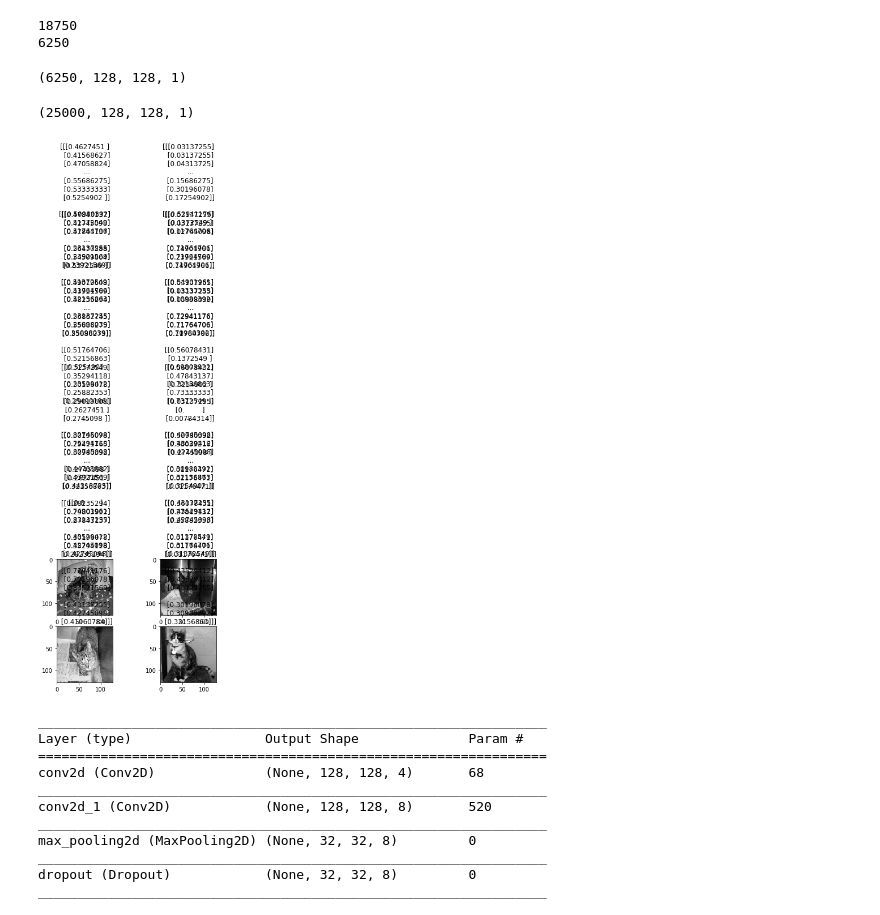
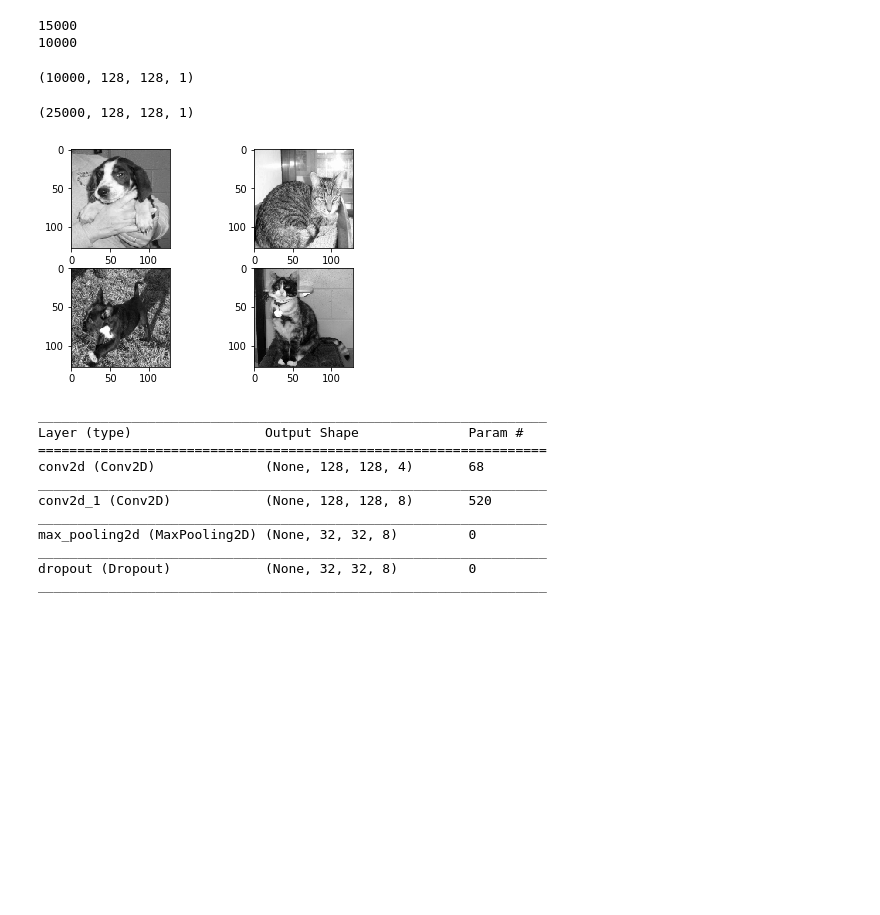
Before and after one commit to ILDanielS/Dogs-VS-Cats, a Jupyter notebook: Fourth Try - Simple Solution.ipynb, the cells around one changed output. Saved outputs shown, nothing was run; the diff lists cells and outputs as text; code cells hidden in the pictures; blank space fills up the shorter version.

```diff
--- a/Fourth Try - Simple Solution.ipynb
+++ b/Fourth Try - Simple Solution.ipynb
@@ -27,8 +27,8 @@ ROWS = 128
 COLS = 128
 CHANNELS = 1
 TOTAL_COUNT = 12500
-TRAIN_COUNT = int(TOTAL_COUNT*0.75)
-VAL_COUNT = int(TOTAL_COUNT*0.25)
+TRAIN_COUNT = int(TOTAL_COUNT*0.6)
+VAL_COUNT = int(TOTAL_COUNT*0.4)
 
 RETRAIN = True
 
@@ -53,8 +53,8 @@ data_dict['val_labels']= [1]*VAL_COUNT + [0]*VAL_COUNT
 print(len(data_dict['train_data_files']))
 print(len(data_dict['val_data_files']))
 # %% [output]
-18750
-6250
+15000
+10000
 # %%
 def load_image(file_path):
     img = cv2.imread(file_path, cv2.IMREAD_GRAYSCALE)
@@ -69,7 +69,7 @@ def load_image_list(file_list):
                       dtype=np.uint8)
     for i, image_name in tqdm(enumerate(file_list)):
         data[i] = np.expand_dims(load_image(image_name), axis=2)
-    return data / 255.0
+    return data #/ 255.0
 
 
 data_dict['train_data'] = load_image_list(\
@@ -78,7 +78,7 @@ data_dict['val_data'] = load_image_list(\
                             data_dict['val_data_files'])
 print(data_dict['val_data'].shape)
 # %% [output]
-(6250, 128, 128, 1)
+(10000, 128, 128, 1)
 # %%
 data_dict['all_data'] = np.concatenate((data_dict['train_data'], data_dict['val_data']), axis=0)
 data_dict['all_labels'] = data_dict['train_labels'] + data_dict['val_labels']
@@ -89,19 +110,19 @@ data_dict['all_data'].shape
 # %%
 f, axarr = plt.subplots(2,2)
-axarr[0,0].set_title(data_dict['all_data'][0])
+# axarr[0,0].set_title(data_dict['all_data'][0])
 axarr[0,0].imshow(np.squeeze(data_dict['all_data'][0], axis=2), cmap='gray')
 
-axarr[1,0].set_title(data_dict['all_data'][TOTAL_COUNT-1])
-axarr[1,0].imshow(np.squeeze(data_dict['all_data'][TOTAL_COUNT-1]), cmap='gray')
+# axarr[1,0].set_title(data_dict['all_data'][TOTAL_COUNT-1])
+axarr[1,0].imshow(np.squeeze(data_dict['all_data'][TRAIN_COUNT-1], axis=2), cmap='gray')
 
-axarr[0,1].set_title(data_dict['all_data'][TOTAL_COUNT])
-axarr[0,1].imshow(np.squeeze(data_dict['all_data'][TOTAL_COUNT]), cmap='gray')
+# axarr[0,1].set_title(data_dict['all_data'][TOTAL_COUNT])
+axarr[0,1].imshow(np.squeeze(data_dict['all_data'][TOTAL_COUNT], axis=2), cmap='gray')
 
-axarr[1,1].set_title(data_dict['all_data'][TOTAL_COUNT*2 -1])
-axarr[1,1].imshow(np.squeeze(data_dict['all_data'][TOTAL_COUNT*2 -1]), cmap='gray')
+# axarr[1,1].set_title(data_dict['all_data'][TOTAL_COUNT*2 -1])
+axarr[1,1].imshow(np.squeeze(data_dict['all_data'][TOTAL_COUNT*2 -1], axis=2), cmap='gray')
 plt.show()
 # %% [output]
-[figure, old version]
+[figure, new version]
 # %%
 model = Sequential()
 model.add(Conv2D(filters=4, kernel_size=(4,4),\
```
Also changed, not shown: parts of 5 cells of this notebook, 5 other files.
